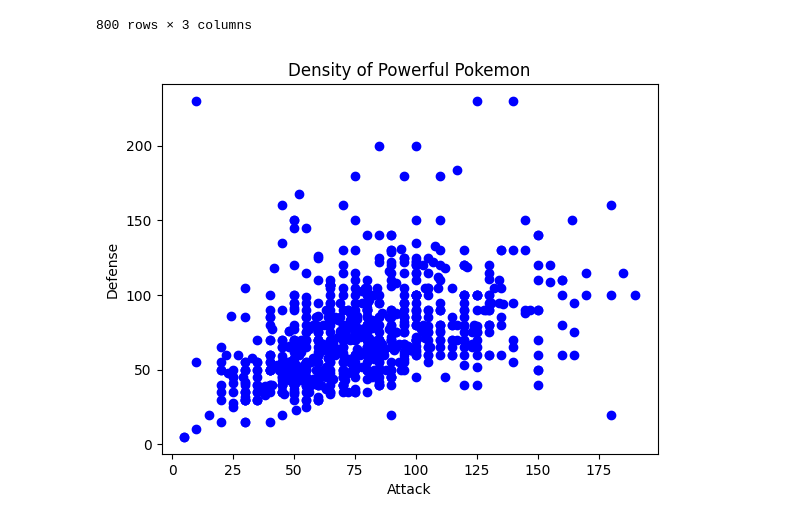
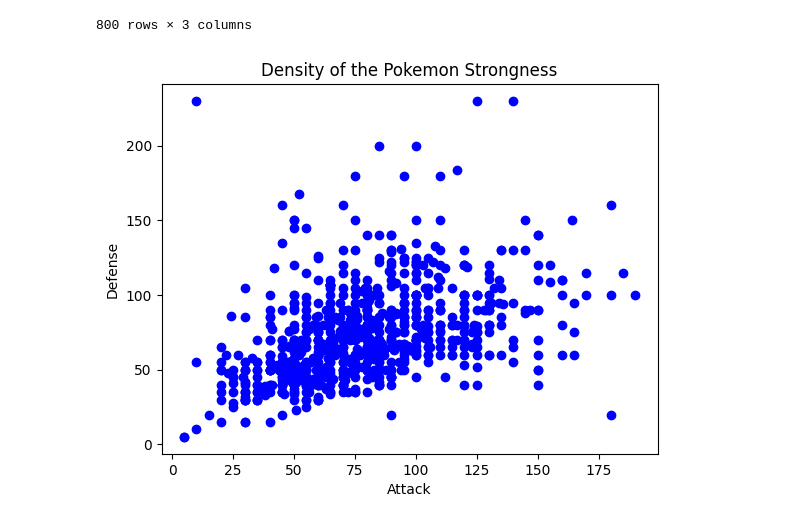
Before and after one commit to amateurronin/mycode, a Jupyter notebook: graphing/challengelab34.ipynb, the cells around one changed output. Saved outputs shown, nothing was run; the diff lists cells and outputs as text; code cells hidden in the pictures.

```diff
--- a/graphing/challengelab34.ipynb
+++ b/graphing/challengelab34.ipynb
@@ -40,21 +40,19 @@ data
 # %%
 #hp = data["HP"]
 attack= data["Attack"]
 defense= data["Defense"]
 #total = data["Total"]
-
-#fig, (hp,attack,defense,total) = plt.subplots(nrow=4, ncols=1, sharey=True)
 
 
 fig, ax = plt.subplots()
 
 # grap to show the density of powerful pokemon based on attack and defense
 scatter = ax.scatter(attack, defense, color='blue')
 
 ax.set(xlabel='Attack',
        ylabel='Defense',
-       title='Density of Powerful Pokemon')
+       title='Density of the Pokemon Strongness')
 
 plt.show()
 # %% [output]
-[figure, old version]
+[figure, new version]
```
Also changed, not shown: 1 other file.
